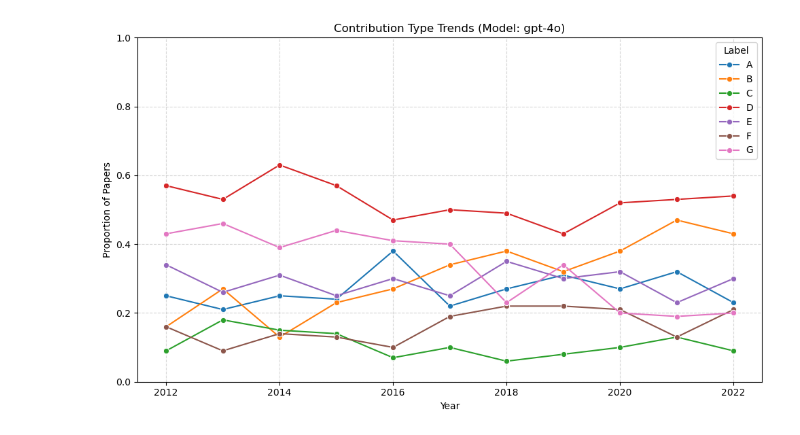
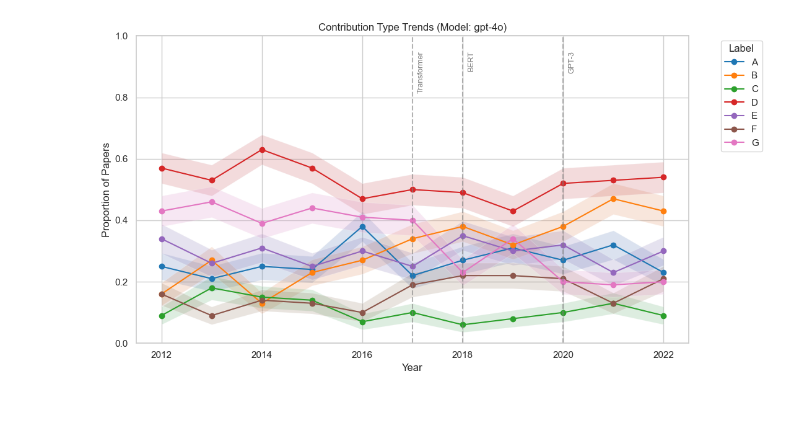
Before and after one commit to krirk-n/Contribution-Types-ACL, a Jupyter notebook: result_analysis.ipynb, the cells around one changed output. Saved outputs shown, nothing was run; the diff lists cells and outputs as text; code cells hidden in the pictures; blank space fills up the shorter version.

Commit message:
update plotting

```diff
--- a/result_analysis.ipynb
+++ b/result_analysis.ipynb
@@ -9,7 +9,17 @@ RESULT_DIR = Path("result/yearly")
 MODEL = "gpt-4o"
 YEARS = list(range(2012, 2023))
 LABELS = list("ABCDEFG")
+LABELS = list("ABCDEFG")
 
+LABEL_COLORS = {
+    "A": "#1f77b4",  # muted blue
+    "B": "#ff7f0e",  # orange
+    "C": "#2ca02c",  # green
+    "D": "#d62728",  # red
+    "E": "#9467bd",  # purple
+    "F": "#8c564b",  # brown
+    "G": "#e377c2",  # pink
+}
 # === Load & Combine Data ===
 dfs = []
 for year in YEARS:
@@ -23,23 +33,54 @@ for year in YEARS:
 
 all_data = pd.concat(dfs, ignore_index=True)
 # %%
-# === Aggregate: % of papers with each label per year ===
-trend_df = (
+# === Compute mean and standard error for each label per year ===
+summary = (
     all_data.groupby("year")[LABELS]
-    .mean()
-    .reset_index()
-    .melt(id_vars="year", var_name="Label", value_name="Proportion")
+    .agg(['mean', 'sem'])  # mean and standard error
 )
 
-# === Plot ===
-plt.figure(figsize=(10, 6))
-sns.lineplot(data=trend_df, x="year", y="Proportion", hue="Label", marker="o")
+# === Reshape into long-form for seaborn plotting ===
+plot_df = []
+for label in LABELS:
+    for year in summary.index:
+        plot_df.append({
+            "year": year,
+            "Label": label,
+            "Proportion": summary.loc[year][(label, 'mean')],
+            "SE": summary.loc[year][(label, 'sem')]
+        })
+plot_df = pd.DataFrame(plot_df)
+
+# === Plot with confidence intervals ===
+plt.figure(figsize=(11, 6))
+sns.set_theme(style="whitegrid")
+
+for label in LABELS:
+    df_label = plot_df[plot_df["Label"] == label]
+    plt.plot(df_label["year"], df_label["Proportion"], color=LABEL_COLORS[label], marker="o", label=label)
+    plt.fill_between(
+        df_label["year"],
+        df_label["Proportion"] - df_label["SE"],
+        df_label["Proportion"] + df_label["SE"],
+        alpha=0.2
+    )
+
+# === Add milestone year lines ===
+milestones = {
+    2017: "Transformer",
+    2018: "BERT",
+    2020: "GPT-3"
+}
+for year, label in milestones.items():
+    plt.axvline(x=year, color="gray", linestyle="--", alpha=0.6)
+    plt.text(year + 0.1, 0.95, label, rotation=90, verticalalignment='top', fontsize=9, color="gray")
+
 plt.title(f"Contribution Type Trends (Model: {MODEL})")
+plt.xlabel("Year")
 plt.ylabel("Proportion of Papers")
-plt.xlabel("Year")
 plt.ylim(0, 1)
-plt.grid(True, linestyle="--", alpha=0.5)
+plt.legend(title="Label", bbox_to_anchor=(1.05, 1), loc="upper left")
 plt.tight_layout()
 plt.show()
 # %% [output]
-[figure, old version]
+[figure, new version]
```
Also changed, not shown: parts of 3 cells of this notebook.
